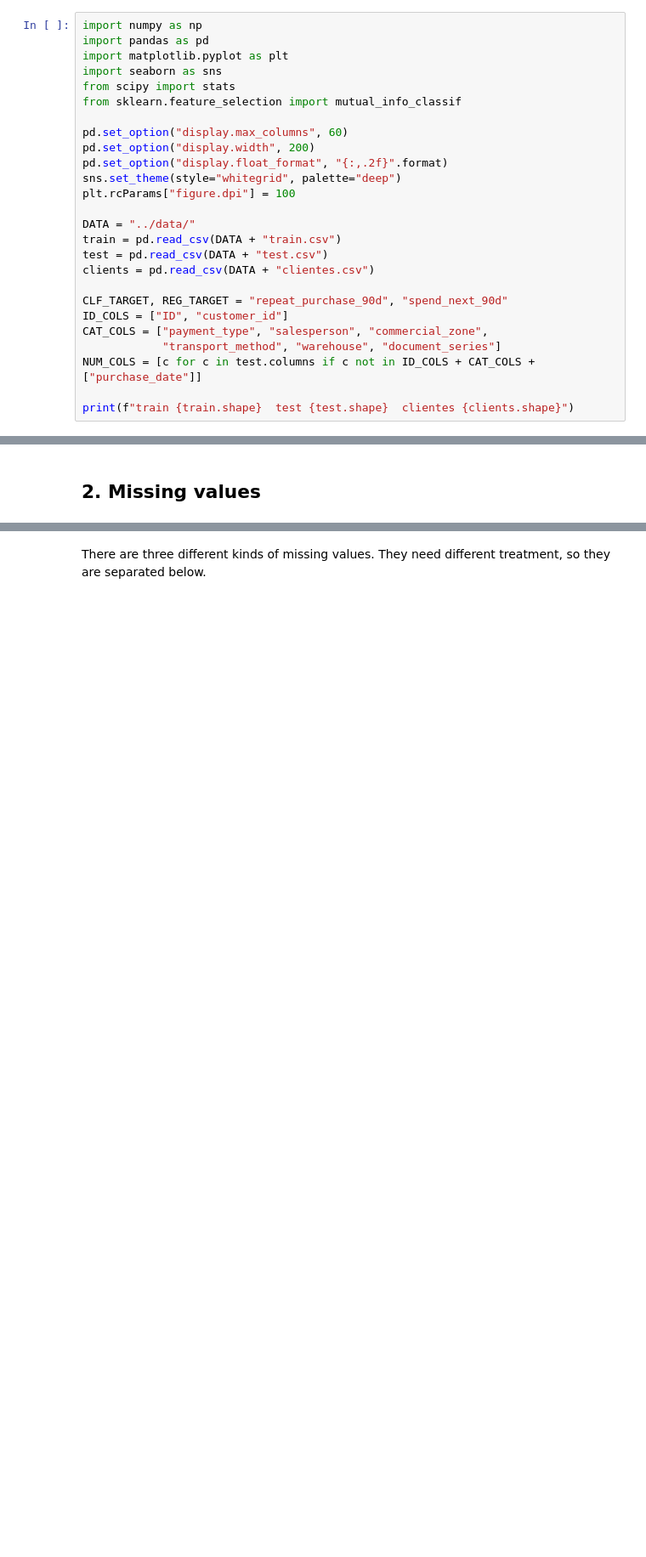
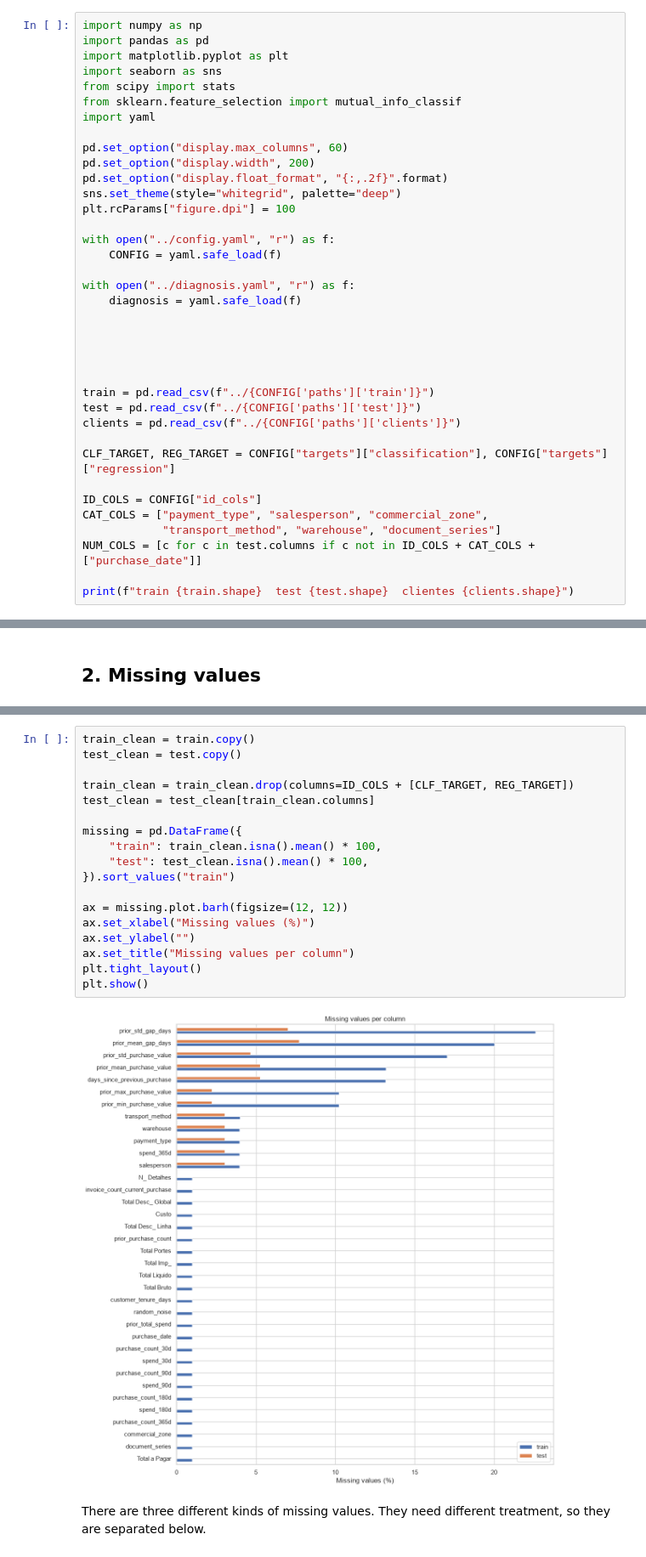
Before and after one commit to Yan-Sidoryk/ETAI_Project_Group_12, a Jupyter notebook: notebooks/01_data_audit.ipynb, the cells around one changed output, grey strips where cells are left out. Shown at 85% size. Saved outputs shown, nothing was run; the diff lists cells and outputs as text; blank space fills up the shorter version.

```diff
--- a/notebooks/01_data_audit.ipynb
+++ b/notebooks/01_data_audit.ipynb
@@ -24,6 +24,7 @@ import matplotlib.pyplot as plt
 import seaborn as sns
 from scipy import stats
 from sklearn.feature_selection import mutual_info_classif
+import yaml
 
 pd.set_option("display.max_columns", 60)
 pd.set_option("display.width", 200)
@@ -31,13 +32,23 @@ pd.set_option("display.float_format", "{:,.2f}".format)
 sns.set_theme(style="whitegrid", palette="deep")
 plt.rcParams["figure.dpi"] = 100
 
-DATA = "../data/"
-train = pd.read_csv(DATA + "train.csv")
-test = pd.read_csv(DATA + "test.csv")
-clients = pd.read_csv(DATA + "clientes.csv")
+with open("../config.yaml", "r") as f:
+    CONFIG = yaml.safe_load(f)
 
-CLF_TARGET, REG_TARGET = "repeat_purchase_90d", "spend_next_90d"
-ID_COLS = ["ID", "customer_id"]
+with open("../diagnosis.yaml", "r") as f:
+    diagnosis = yaml.safe_load(f)
+
+
+
+
+
+train = pd.read_csv(f"../{CONFIG['paths']['train']}")
+test = pd.read_csv(f"../{CONFIG['paths']['test']}")
+clients = pd.read_csv(f"../{CONFIG['paths']['clients']}")
+
+CLF_TARGET, REG_TARGET = CONFIG["targets"]["classification"], CONFIG["targets"]["regression"]
+
+ID_COLS = CONFIG["id_cols"]
 CAT_COLS = ["payment_type", "salesperson", "commercial_zone",
             "transport_method", "warehouse", "document_series"]
 NUM_COLS = [c for c in test.columns if c not in ID_COLS + CAT_COLS + ["purchase_date"]]
@@ -124,3 +168,23 @@ plt.show()
+# %%
+train_clean = train.copy()
+test_clean = test.copy()
+
+train_clean = train_clean.drop(columns=ID_COLS + [CLF_TARGET, REG_TARGET])
+test_clean = test_clean[train_clean.columns]
+
+missing = pd.DataFrame({
+    "train": train_clean.isna().mean() * 100,
+    "test": test_clean.isna().mean() * 100,
+}).sort_values("train")
+
+ax = missing.plot.barh(figsize=(12, 12))
+ax.set_xlabel("Missing values (%)")
+ax.set_ylabel("")
+ax.set_title("Missing values per column")
+plt.tight_layout()
+plt.show()
+# %% [output]
+[figure, added]
 # %% [markdown]
 There are three different kinds of missing values. They need different treatment, so they are separated below.
 # %% [markdown]
```
Also changed, not shown: parts of 5 cells of this notebook, 1 other file.
